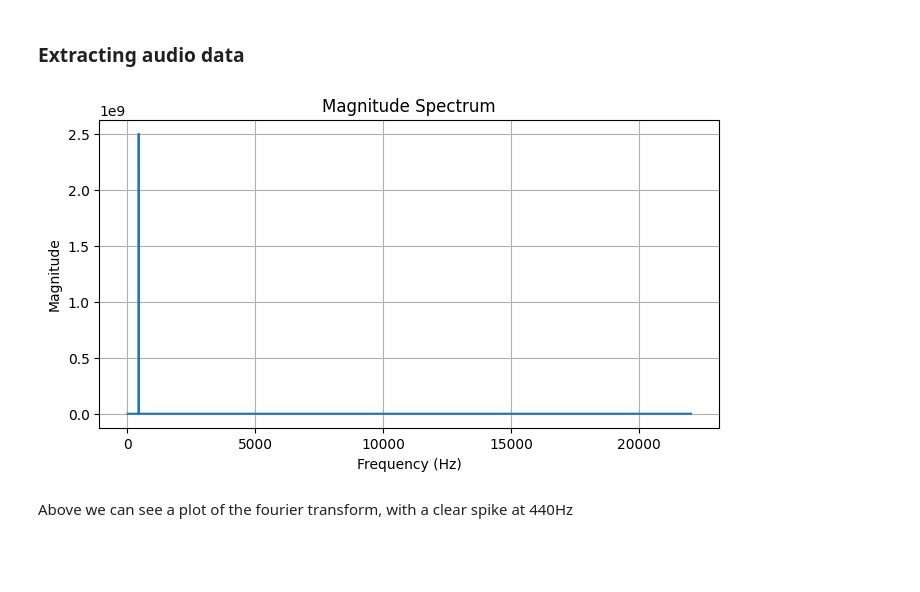
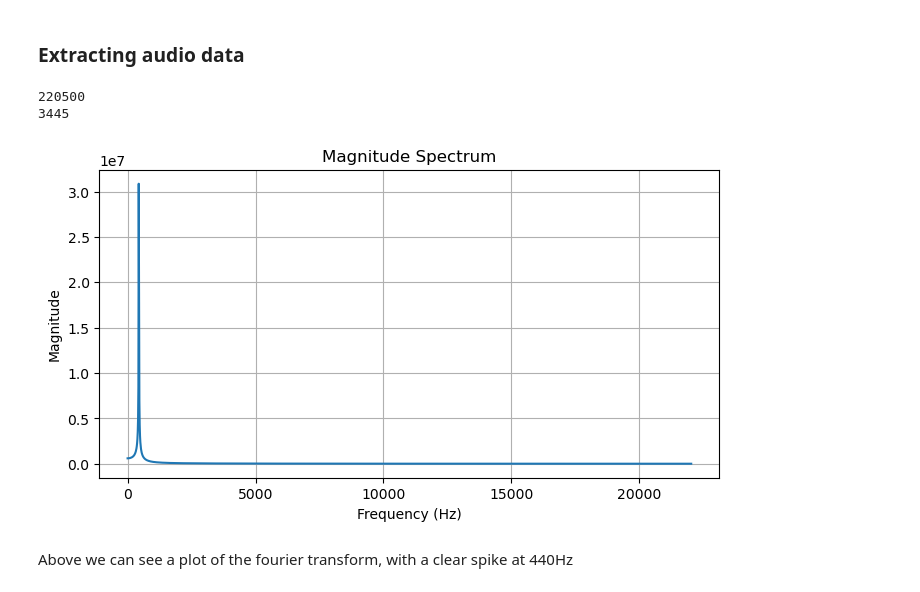
Before and after one commit to tim-manley/Applications-of-Hopfield-Networks, a Jupyter notebook: pitch_denoising.ipynb, the cells around one changed output. Cells and saved outputs as stored; diff of their text form; code cells hidden in the pictures; blank space fills up the shorter version.

Commit message:
Figured out memory issues

```diff
--- a/pitch_denoising.ipynb
+++ b/pitch_denoising.ipynb
@@ -15,25 +15,31 @@ We will start by trying to store an a440 pitch into the Hopfield network. We wil
 # %%
 file_path = './audio/Sine_wave_440.wav'
 
 # Read the wav file
 sample_rate, data = wavfile.read(file_path)
 
-# Take the fourier transform of the wav file
-fft_result = np.fft.fft(data)
+print(len(data))
+
+# Take the fourier transform of the wav file, reduce the size for memory efficiency TODO: figure out optimal n
+fft_result = np.fft.fft(data, len(data)//64)
+
+print(len(fft_result))
 
 # Frequencies corresponding to the FFT result
 frequencies = np.fft.fftfreq(len(fft_result), 1/sample_rate)
 
 # Plot the magnitude spectrum
 plt.figure(figsize=(8, 4))
 plt.plot(frequencies[:len(frequencies)//2], np.abs(fft_result)[:len(frequencies)//2])
 plt.title('Magnitude Spectrum')
 plt.xlabel('Frequency (Hz)')
 plt.ylabel('Magnitude')
 plt.grid()
 plt.show()
 # %% [output]
+220500
+3445
-[figure, old version]
+[figure, new version]
 # %% [markdown]
 Above we can see a plot of the fourier transform, with a clear spike at 440Hz
 # %% [markdown]
```
Also changed, not shown: parts of 9 cells of this notebook, 1 other file.
